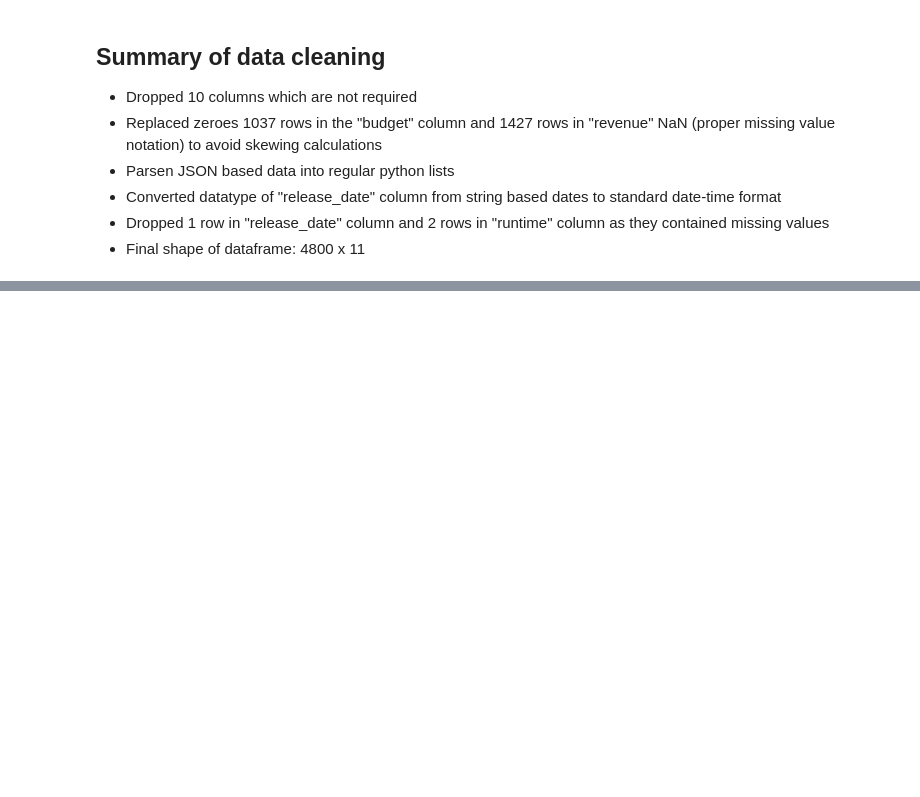
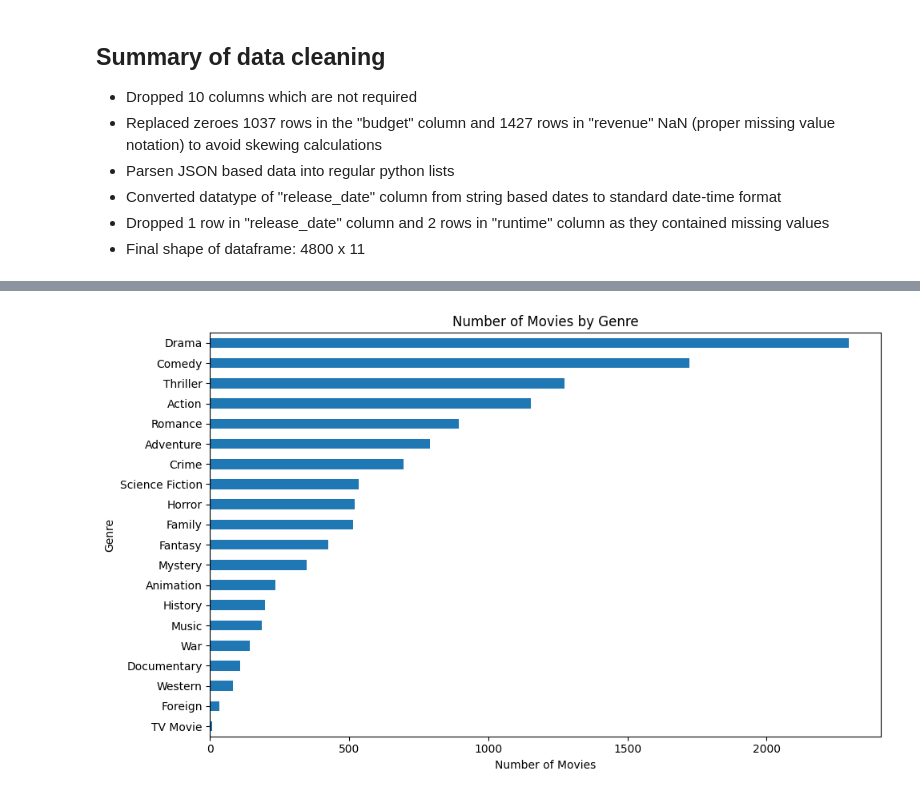
Before and after one commit to Ishan-Mishra21/Movies-EDA, a Jupyter notebook: MoviesEDA.ipynb, the cells around one changed output, grey strips where cells are left out. Saved outputs shown, nothing was run; the diff lists cells and outputs as text; code cells hidden in the pictures; blank space fills up the shorter version.

```diff
--- a/MoviesEDA.ipynb
+++ b/MoviesEDA.ipynb
@@ -152,0 +237,14 @@ print(df.shape) #new shape should be 4800 x 11
+# %%
+#Visualising genre frequency to analyse and see which genre of movies are the most common
+genre_counts = df["genres"].explode().value_counts() #separating each genre into its own column
+
+fig, ax = plt.subplots(figsize=(10, 6))
+genre_counts.plot(kind="barh", ax=ax)
+ax.set_title("Number of Movies by Genre")
+ax.set_xlabel("Number of Movies")
+ax.set_ylabel("Genre")
+ax.invert_yaxis()
+plt.tight_layout()
+plt.show()
+# %% [output]
+[figure, added]
```
Also changed, not shown: parts of 10 cells of this notebook.
